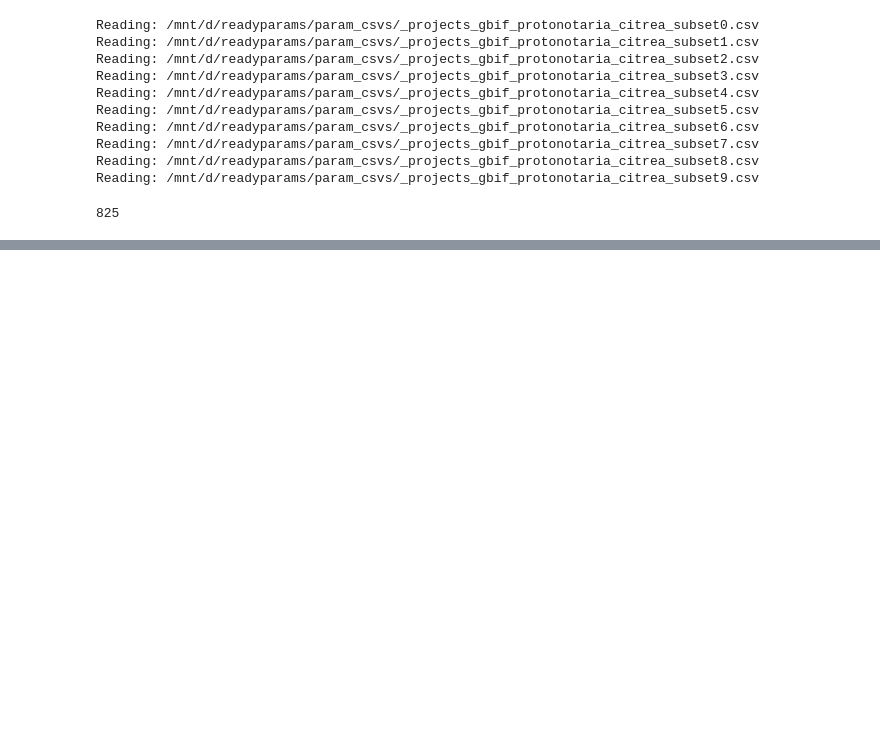
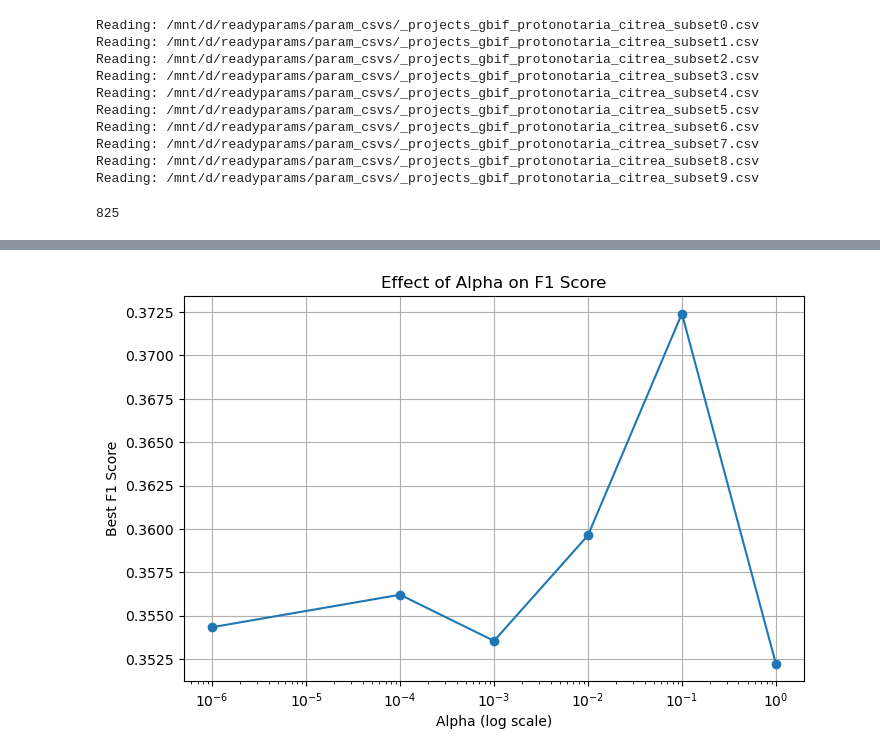
Before and after one commit to mkmitchell/biodiversity, a Jupyter notebook: ppp_model.ipynb, the cells around one changed output, grey strips where cells are left out. Drawn from its saved outputs; the diff is of its cells as text; code cells hidden in the pictures; blank space fills up the shorter version.

```diff
--- a/ppp_model.ipynb
+++ b/ppp_model.ipynb
@@ -299,0 +339,95 @@ plt.show()
+# %%
+
+import numpy as np
+import matplotlib.pyplot as plt
+from sklearn.model_selection import StratifiedKFold
+from sklearn.linear_model import PoissonRegressor
+from sklearn.metrics import precision_recall_curve, f1_score, precision_score, recall_score, confusion_matrix, roc_curve, auc
+from sklearn.preprocessing import StandardScaler
+
+# -------------------------
+# Scale features
+# -------------------------
+scaler = StandardScaler()
+X_scaled = scaler.fit_transform(X)
+
+kf = StratifiedKFold(n_splits=5, shuffle=True, random_state=42)
+
+alpha_values = [1e-6, 1e-4, 1e-3, 1e-2, 1e-1, 1.0]  # ✅ test different alphas
+alpha_results = []
+
+for alpha in alpha_values:
+    all_y_true = []
+    all_y_pred_prob = []
+
+    # -------------------------
+    # Cross-validation loop
+    # -------------------------
+    for train_idx, test_idx in kf.split(X_scaled, y):
+        X_train, X_test = X_scaled[train_idx], X_scaled[test_idx]
+        y_train, y_test = y[train_idx], y[test_idx]
+
+        # Presence = 1, background = small constant
+        y_train_poisson = np.where(y_train == 1, 1.0, 1e-4)
+
+        model = PoissonRegressor(alpha=alpha, max_iter=1000)
+        model.fit(X_train, y_train_poisson)
+
+        # Predict intensity and normalize to probability
+        y_pred_intensity = model.predict(X_test)
+        y_pred_prob = y_pred_intensity / y_pred_intensity.max()
+
+        all_y_true.extend(y_test)
+        all_y_pred_prob.extend(y_pred_prob)
+
+    # Convert to arrays
+    all_y_true = np.array(all_y_true)
+    all_y_pred_prob = np.array(all_y_pred_prob)
+
+    # -------------------------
+    # Find optimal threshold for F1
+    # -------------------------
+    precisions, recalls, thresholds = precision_recall_curve(all_y_true, all_y_pred_prob)
+    f1_scores = 2 * (precisions * recalls) / (precisions + recalls + 1e-9)
+
+    best_idx = np.argmax(f1_scores)
+    best_threshold = thresholds[best_idx]
+    best_f1 = f1_scores[best_idx]
+
+    # Apply best threshold
+    y_pred_bin = (all_y_pred_prob >= best_threshold).astype(int)
+
+    # Compute metrics at best threshold
+    precision_at_best = precision_score(all_y_true, y_pred_bin)
+    recall_at_best = recall_score(all_y_true, y_pred_bin)
+    roc_auc = auc(*roc_curve(all_y_true, all_y_pred_prob)[:2])
+
+    alpha_results.append({
+        "alpha": alpha,
+        "best_threshold": best_threshold,
+        "best_f1": best_f1,
+        "precision": precision_at_best,
+        "recall": recall_at_best,
+        "roc_auc": roc_auc
+    })
+
+# -------------------------
+# Print summary
+# -------------------------
+print("\nAlpha Tuning Results:")
+for res in alpha_results:
+    print(f"alpha={res['alpha']:.6f} | F1={res['best_f1']:.4f} | Precision={res['precision']:.4f} | Recall={res['recall']:.4f} | AUC={res['roc_auc']:.4f}")
+
+# -------------------------
+# Plot F1 vs Alpha
+# -------------------------
+plt.figure(figsize=(8, 5))
+plt.plot([r["alpha"] for r in alpha_results], [r["best_f1"] for r in alpha_results], marker='o')
+plt.xscale('log')
+plt.xlabel("Alpha (log scale)")
+plt.ylabel("Best F1 Score")
+plt.title("Effect of Alpha on F1 Score")
+plt.grid(True)
+plt.savefig(os.path.join(outputdir,f"Alpha_{sp}.png"))
+plt.show()
+# %% [output]
@@ -300 +441,2 @@ plt.show()
+[figure, added]
 # %%
```
Also changed, not shown: parts of 11 cells of this notebook, 3 other files.
